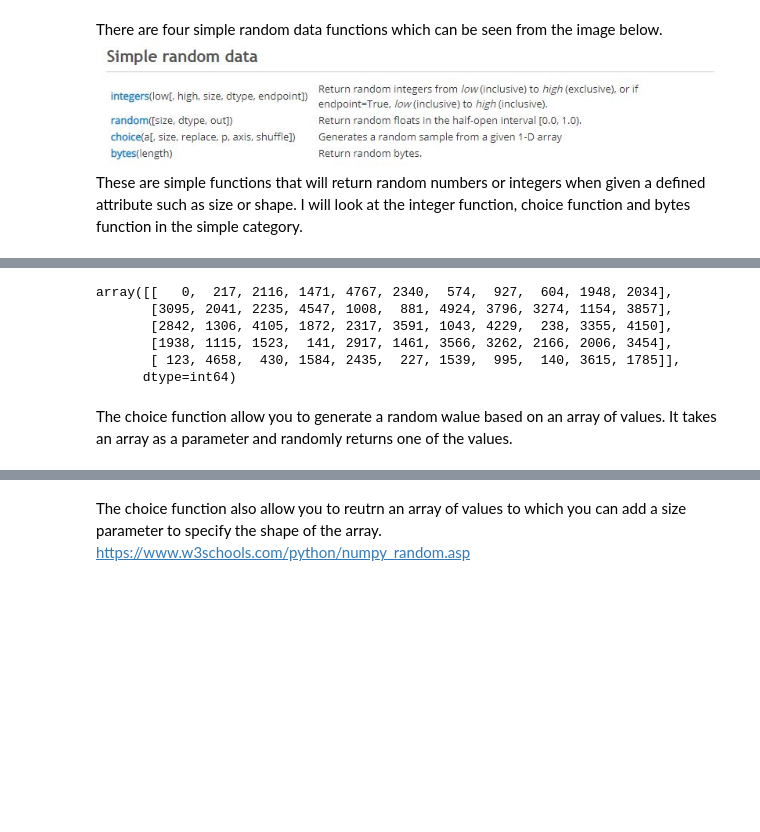
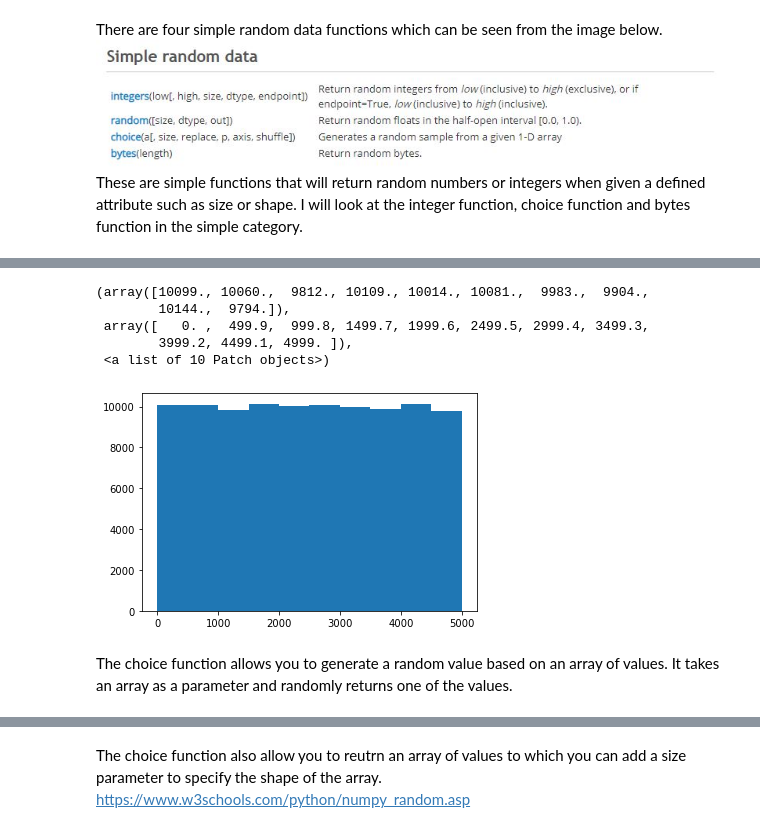
Before and after one commit to LauraBrogan/2020-Programming-Assignment, a Jupyter notebook: 2020 Programming Assignment .ipynb, the cells around one changed output, grey strips where cells are left out. Drawn from its saved outputs; the diff is of its cells as text; code cells hidden in the pictures; blank space fills up the shorter version.

```diff
--- a/2020 Programming Assignment .ipynb
+++ b/2020 Programming Assignment .ipynb
@@ -23,14 +23,16 @@ array([28, 16, 23, 12,  5, 26, 20, 43, 48,  6], dtype=int64)
-# %%
-rng.integers(5000, size=(5,11))
-# %% [output]
-array([[   0,  217, 2116, 1471, 4767, 2340,  574,  927,  604, 1948, 2034],
-       [3095, 2041, 2235, 4547, 1008,  881, 4924, 3796, 3274, 1154, 3857],
-       [2842, 1306, 4105, 1872, 2317, 3591, 1043, 4229,  238, 3355, 4150],
-       [1938, 1115, 1523,  141, 2917, 1461, 3566, 3262, 2166, 2006, 3454],
-       [ 123, 4658,  430, 1584, 2435,  227, 1539,  995,  140, 3615, 1785]],
-      dtype=int64)
+# %%
+x = rng.integers(5000, size=(100000))
+import matplotlib.pyplot as ply
+plt.hist(x)
+# %% [output]
+(array([10099., 10060.,  9812., 10109., 10014., 10081.,  9983.,  9904.,
+        10144.,  9794.]),
+ array([   0. ,  499.9,  999.8, 1499.7, 1999.6, 2499.5, 2999.4, 3499.3,
+        3999.2, 4499.1, 4999. ]),
+ <a list of 10 Patch objects>)
+[figure, added]
 # %% [markdown]
-The choice function allow you to generate a random walue based on an array of values.  It takes an array as a parameter and randomly returns one of the values.
+The choice function allows you to generate a random value based on an array of values.  It takes an array as a parameter and randomly returns one of the values.
 # %%
 rng = np.random.default_rng()
 rng.choice(2,4)
```
Also changed, not shown: parts of 27 cells of this notebook.
